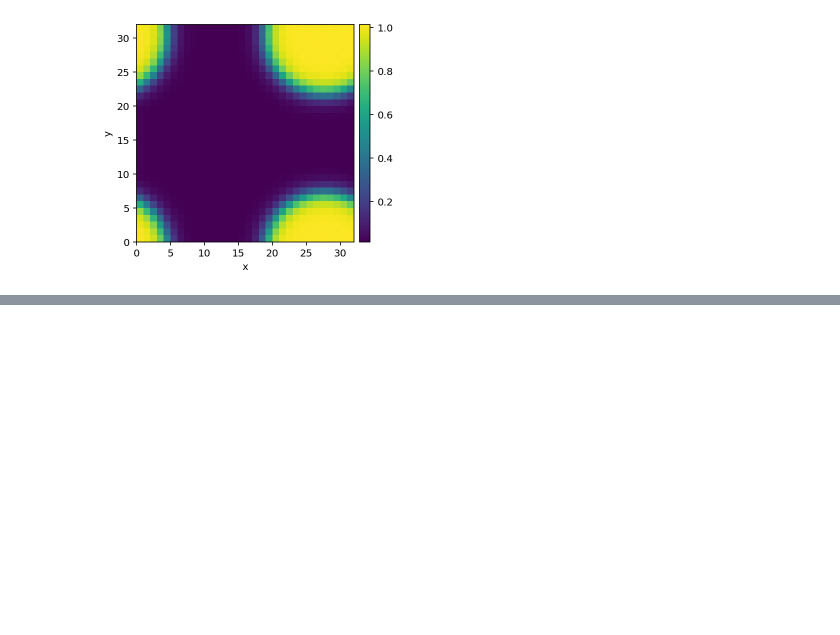
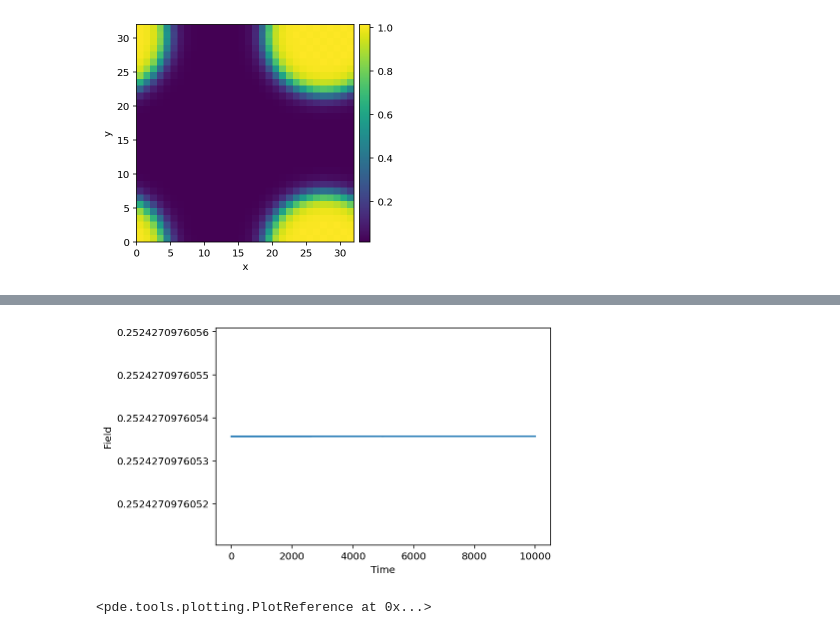
Before and after one commit to zwicker-group/tutorial-pattern-formation-in-cells, a Jupyter notebook: 04_physics-of-diffusion.ipynb, the cells around one changed output, grey strips where cells are left out. Cells and saved outputs as stored; diff of their text form; code cells hidden in the pictures; blank space fills up the shorter version.

```diff
--- a/04_physics-of-diffusion.ipynb
+++ b/04_physics-of-diffusion.ipynb
@@ -260,0 +279,4 @@ We finally have proper droplets forming!
+# %%
+# simulate the dynamics once and store it, so we don't have to run the long simulation twice.
+storage = pde.MemoryStorage()  # intialize a storage to save intermediate data
+eq.solve(initial_state, t_range=1e4, tracker=['progress', 'plot', storage.tracker(10)]);
@@ -260,0 +285,6 @@ We finally have proper droplets forming!
+# %%
+# Plot the average fraction as a function of time
+pde.plot_magnitudes(storage)
+# %% [output]
+[figure, added]
+<pde.tools.plotting.PlotReference at 0x...>
```
Also changed, not shown: parts of 8 cells of this notebook, 1 other file.
